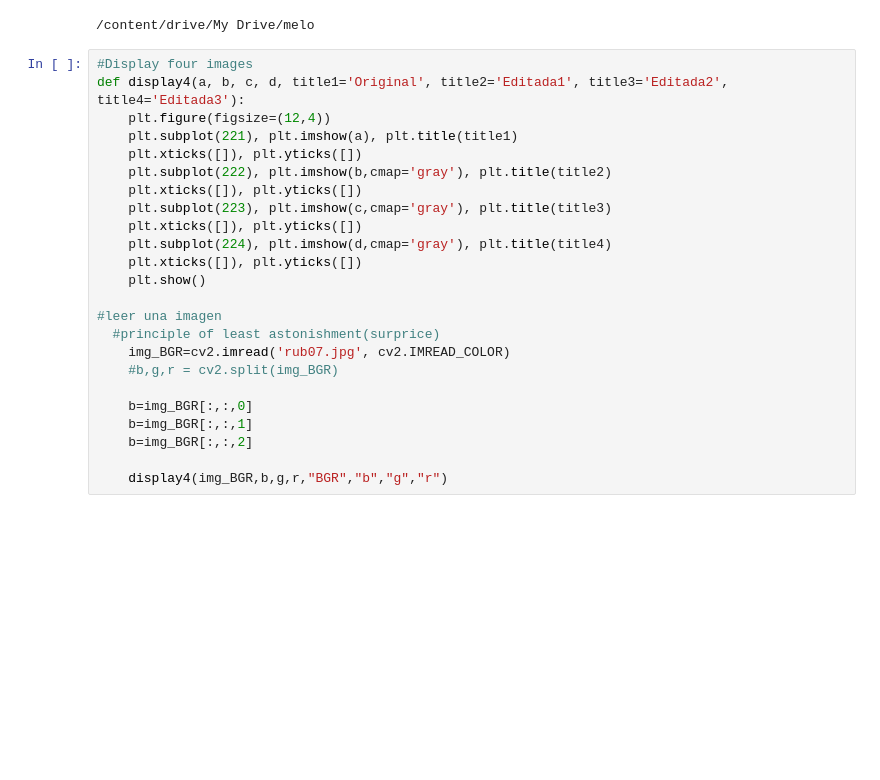
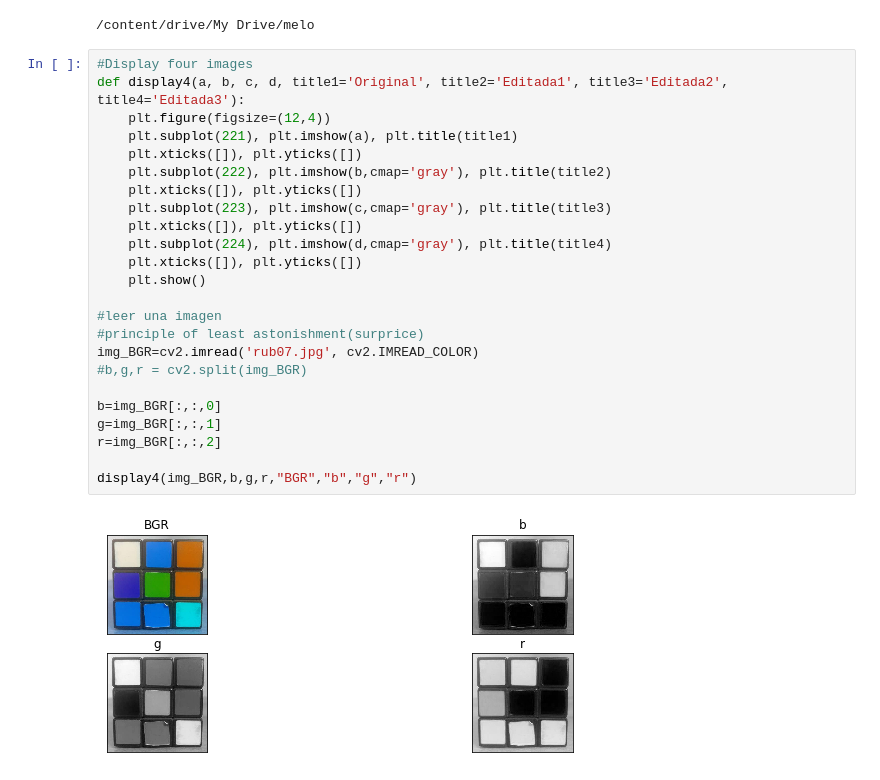
Before and after one commit to tinanano19/melo, a Jupyter notebook: rico.ipynb, the cells around one changed output. Cells and saved outputs as stored; diff of their text form; blank space fills up the shorter version.

```diff
--- a/rico.ipynb
+++ b/rico.ipynb
@@ -45,24 +45,26 @@ os.chdir(path)
 # %%
 #Display four images
 def display4(a, b, c, d, title1='Original', title2='Editada1', title3='Editada2', title4='Editada3'):
     plt.figure(figsize=(12,4))
     plt.subplot(221), plt.imshow(a), plt.title(title1)
     plt.xticks([]), plt.yticks([])
     plt.subplot(222), plt.imshow(b,cmap='gray'), plt.title(title2)
     plt.xticks([]), plt.yticks([])
     plt.subplot(223), plt.imshow(c,cmap='gray'), plt.title(title3)
     plt.xticks([]), plt.yticks([])
     plt.subplot(224), plt.imshow(d,cmap='gray'), plt.title(title4)
     plt.xticks([]), plt.yticks([])
     plt.show()
 
 #leer una imagen
-  #principle of least astonishment(surprice)
-    img_BGR=cv2.imread('rub07.jpg', cv2.IMREAD_COLOR)
-    #b,g,r = cv2.split(img_BGR)
+#principle of least astonishment(surprice)
+img_BGR=cv2.imread('rub07.jpg', cv2.IMREAD_COLOR)
+#b,g,r = cv2.split(img_BGR)
 
-    b=img_BGR[:,:,0]
-    b=img_BGR[:,:,1]
-    b=img_BGR[:,:,2]
+b=img_BGR[:,:,0]
+g=img_BGR[:,:,1]
+r=img_BGR[:,:,2]
 
-    display4(img_BGR,b,g,r,"BGR","b","g","r")
+display4(img_BGR,b,g,r,"BGR","b","g","r")
+# %% [output]
+[figure, added]
```
Also changed, not shown: parts of 2 cells of this notebook.
